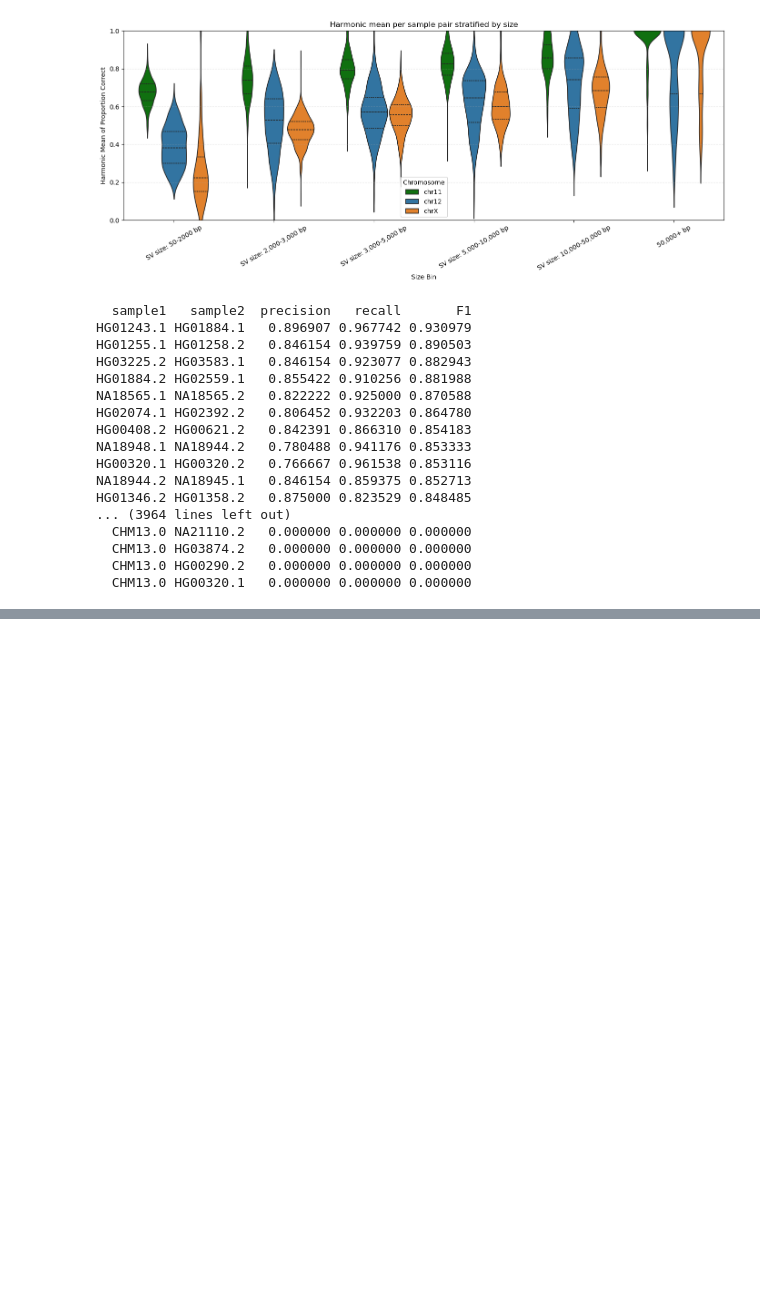
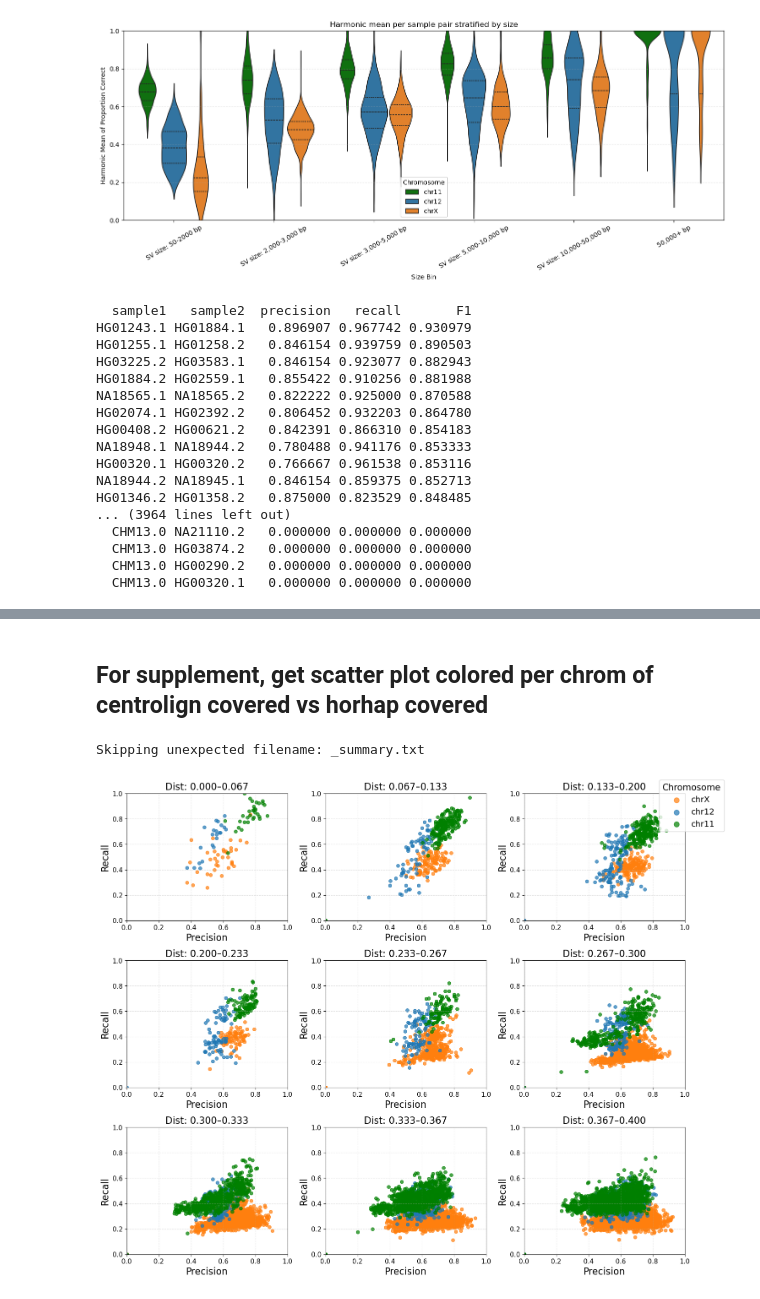
Before and after one commit to miramastoras/centrolign_analysis, a Jupyter notebook: analysis_notes/release2_QC_v2/notebooks/horhap_SV_concordance_final.ipynb, the cells around one changed output, grey strips where cells are left out. Cells and saved outputs as stored; diff of their text form; code cells hidden in the pictures; blank space fills up the shorter version.

```diff
--- a/analysis_notes/release2_QC_v2/notebooks/horhap_SV_concordance_final.ipynb
+++ b/analysis_notes/release2_QC_v2/notebooks/horhap_SV_concordance_final.ipynb
@@ -318,0 +373,65 @@ HG01346.2 HG01358.2   0.875000 0.823529 0.848485
+# %% [markdown]
+## For supplement, get scatter plot colored per chrom of centrolign covered vs horhap covered
+# %%
+import numpy as np
+import pandas as pd
+import matplotlib.pyplot as plt
+from pathlib import Path
+
+# ── Read per-sample-pair summary files for all 3 chroms ──────────────────────
+summary_dirs = {
+    "chr12": "/private/groups/patenlab/mira/centrolign/analysis/horhap_SV_concordance/f1_scores/chr12/sv_compare2/md3k_msf0.5/",
+    "chrX":  "/private/groups/patenlab/mira/centrolign/analysis/horhap_SV_concordance/f1_scores/chrX/sv_compare2/md4.5k_msf0.5/",
+    "chr11": "/private/groups/patenlab/mira/centrolign/analysis/horhap_SV_concordance/f1_scores/chr11/sv_compare2/md2.5k_msf0.5/",
+}
+
+rows = []
+for chr_name, summary_dir in summary_dirs.items():
+    for f in Path(summary_dir).glob("*_summary.txt"):
+        stem = f.stem.replace("_summary", "")
+        parts = stem.split("_")
+        if len(parts) != 2:
+            print(f"Skipping unexpected filename: {f.name}")
+            continue
+        sample1, sample2 = parts[0], parts[1]
+        df = pd.read_csv(f, sep="\t")
+        rows.append({
+            "sample1": sample1, "sample2": sample2,
+            "P": df["P"].iloc[0], "R": df["R"].iloc[0], "F1": df["F1"].iloc[0],
+            "chr": chr_name
+        })
+
+
+summary_df = pd.DataFrame(rows)
+
+# ── Merge with pairwise distances ─────────────────────────────────────────────
+def add_pair_key(df):
+    df = df.copy()
+    df["sample_pair"] = df[["sample1", "sample2"]].apply(
+        lambda r: "_".join(sorted([r["sample1"], r["sample2"]])), axis=1
+    )
+    return df
+
+summary_df = add_pair_key(summary_df)
+dist_df = add_pair_key(all_pairs_dist_df)  # already loaded in notebook
+
+summary_merged = summary_df.merge(
+    dist_df[["sample_pair", "chr", "direct_pairwise_dist"]],
+    on=["sample_pair", "chr"],
+    how="left"
+)
+
+# ── Bin by pairwise distance ──────────────────────────────────────────────────
+bins_low = np.linspace(0.0, 0.2, 4)   # 3 bins: 0.00-0.067, 0.067-0.133, 0.133-0.2
+bins_high = np.linspace(0.2, 0.4, 7)  # 6 bins: 0.2-0.233, ..., 0.367-0.4
+bins = np.concatenate([bins_low, bins_high[1:]])  # avoid duplicate 0.2
+bin_labels = [f"{bins[i]:.3f}–{bins[i+1]:.3f}" for i in range(len(bins) - 1)]
+
+
+summary_merged["dist_bin"] = pd.cut(
+    summary_merged["direct_pairwise_dist"],
+    bins=bins, labels=bin_labels, include_lowest=True
+)
+# %% [output]
+Skipping unexpected filename: _summary.txt
+[figure, added]
```
Also changed, not shown: parts of 3 cells of this notebook, 11 other files.
